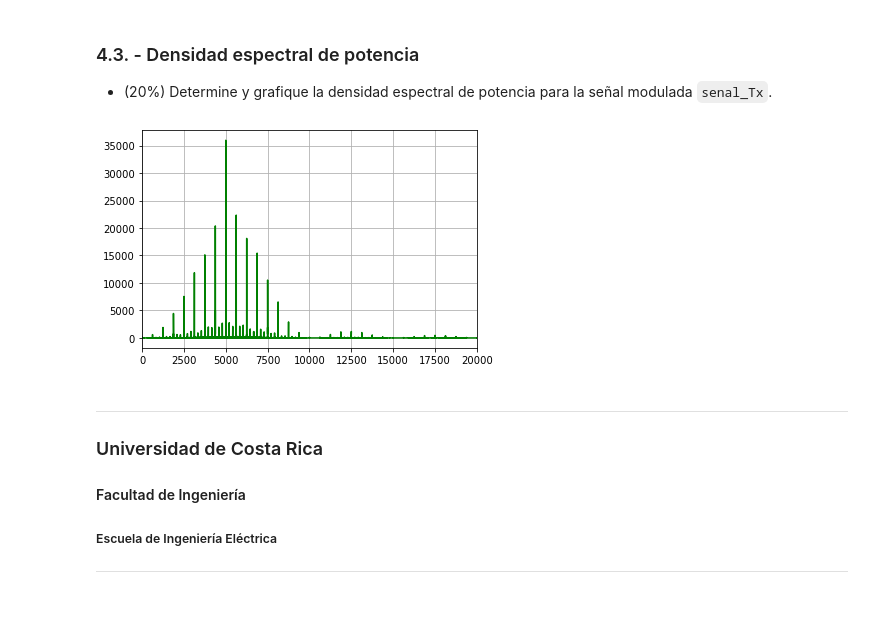
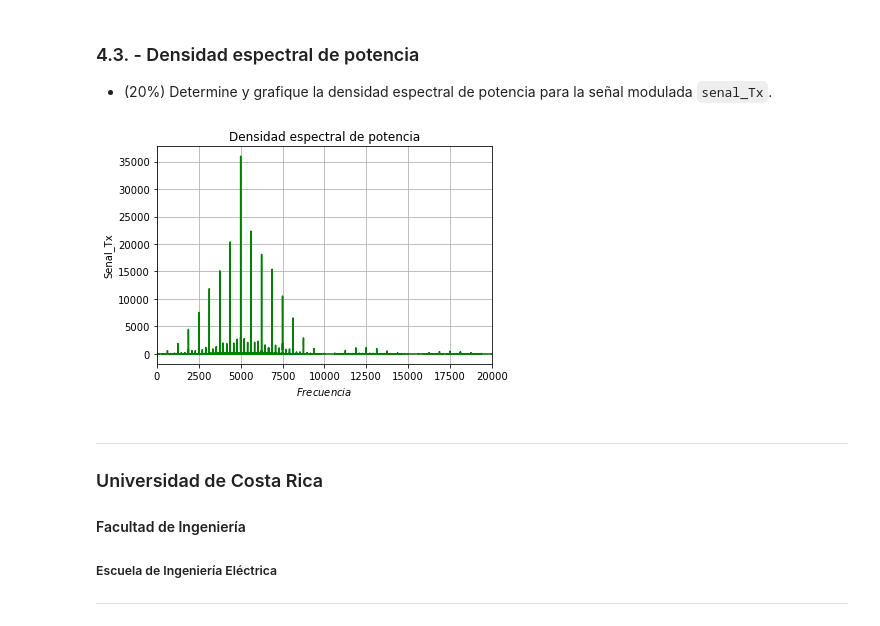
Before and after one commit to Gabo4x/Proyecto4, a Jupyter notebook: P4.ipynb, the cells around one changed output. Saved outputs shown, nothing was run; the diff lists cells and outputs as text; code cells hidden in the pictures.

```diff
--- a/P4.ipynb
+++ b/P4.ipynb
@@ -833,34 +833,37 @@ plt.legend()
 # %%
 from scipy import fft
 
 # Transformada de Fourier
 senal_f = fft(senal_Tx)
 
 # Muestras de la señal
 Nm = len(senal_Tx)
 
 # Número de símbolos
 Ns = Nm // mpp
 
 # Tiempo del símbolo = periodo de la onda portadora
 Tc = 1 / fc
 
 # Tiempo entre muestras (periodo de muestreo)
 Tm = Tc / mpp
 
 # Tiempo de la simulación
 T = Ns * Tc
 
 # Espacio de frecuencias
 f = np.linspace(0.0, 1.0/(2.0*Tm), Nm//2)
 
 # Graficación
 plt.plot(f, 2.0/Nm*np.power(np.abs(senal_f[0:Nm//2]), 2), color='g')
 plt.xlim(0, 20000)
 plt.grid()
+plt.title('Densidad espectral de potencia')
+plt.xlabel('$Frecuencia$')
+plt.ylabel('Senal_Tx')
 plt.show()
 # %% [output]
-[figure, old version]
+[figure, new version]
 # %% [markdown]
 ---
 
```
Also changed, not shown: parts of 4 cells of this notebook.
